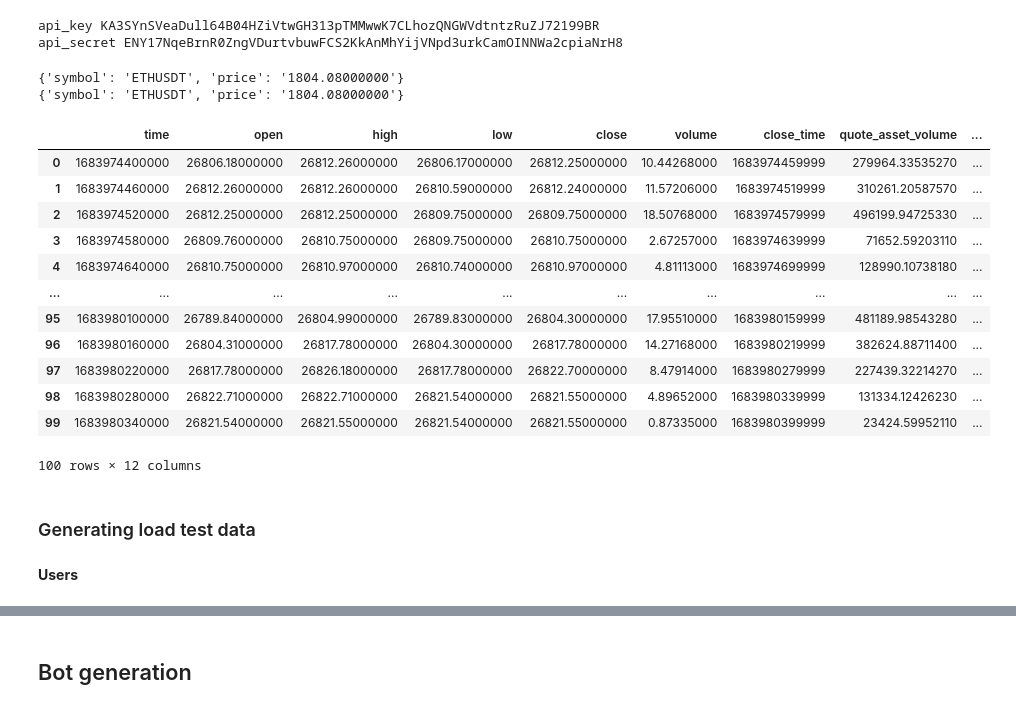
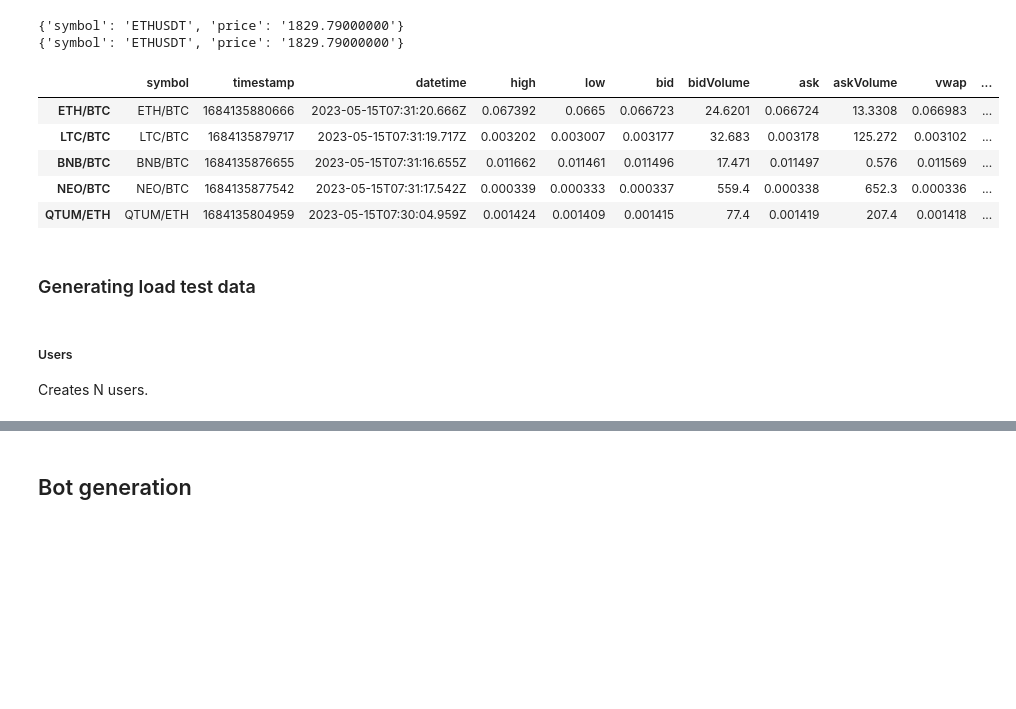
Before and after one commit to everdeep/crypto-trader, a Jupyter notebook: docs/notebooks/load-test-data.ipynb, the cells around one changed output, grey strips where cells are left out. Drawn from its saved outputs; the diff is of its cells as text; code cells hidden in the pictures; blank space fills up the shorter version.

```diff
--- a/docs/notebooks/load-test-data.ipynb
+++ b/docs/notebooks/load-test-data.ipynb
@@ -1,12 +0,0 @@
-# %%
-import sys
-sys.path.insert(0,'../../src')
-
-from src.config import app_config, ProductionConfig
-
-prod_config = ProductionConfig()
-print('api_key', app_config.BINANCE_API_KEY)
-print('api_secret', app_config.BINANCE_API_SECRET)
-# %% [output]
-api_key KA3SYnSVeaDull64B04HZiVtwGH313pTMMwwK7CLhozQNGWVdtntzRuZJ72199BR
-api_secret ENY17NqeBrnR0ZngVDurtvbuwFCS2KkAnMhYijVNpd3urkCamOINNWa2cpiaNrH8
@@ -18,31 +1,42 @@ prod = ExchangeService().get_exchange('Binance', prod_config.BINANCE_API_KEY, pr
-# %%
-print(exchange.get_symbol_ticker('ETHUSDT'))
-print(prod.get_symbol_ticker('ETHUSDT'))
-# %% [output]
-{'symbol': 'ETHUSDT', 'price': '1804.08000000'}
-{'symbol': 'ETHUSDT', 'price': '1804.08000000'}
-# %%
-import pandas as pd
-data = exchange.get_symbol_data('BTCUSDT', '1m', 100)
-
-# convert to pandas dataframe
-df = pd.DataFrame(data, columns=['time', 'open', 'high', 'low', 'close', 'volume', 'close_time', 'quote_asset_volume', 'number_of_trades', 'taker_buy_base_asset_volume', 'taker_buy_quote_asset_volume', 'ignore'])
-df
-# %% [output]
-|  | time | open | high | low | close | volume | close_time | quote_asset_volume | ... |
-| 0 | 1683974400000 | 26806.18000000 | 26812.26000000 | 26806.17000000 | 26812.25000000 | 10.44268000 | 1683974459999 | 279964.33535270 | ... |
-| 1 | 1683974460000 | 26812.26000000 | 26812.26000000 | 26810.59000000 | 26812.24000000 | 11.57206000 | 1683974519999 | 310261.20587570 | ... |
-| 2 | 1683974520000 | 26812.25000000 | 26812.25000000 | 26809.75000000 | 26809.75000000 | 18.50768000 | 1683974579999 | 496199.94725330 | ... |
-| 3 | 1683974580000 | 26809.76000000 | 26810.75000000 | 26809.75000000 | 26810.75000000 | 2.67257000 | 1683974639999 | 71652.59203110 | ... |
-| 4 | 1683974640000 | 26810.75000000 | 26810.97000000 | 26810.74000000 | 26810.97000000 | 4.81113000 | 1683974699999 | 128990.10738180 | ... |
-| ... | ... | ... | ... | ... | ... | ... | ... | ... | ... |
-| 95 | 1683980100000 | 26789.84000000 | 26804.99000000 | 26789.83000000 | 26804.30000000 | 17.95510000 | 1683980159999 | 481189.98543280 | ... |
-| 96 | 1683980160000 | 26804.31000000 | 26817.78000000 | 26804.30000000 | 26817.78000000 | 14.27168000 | 1683980219999 | 382624.88711400 | ... |
-| 97 | 1683980220000 | 26817.78000000 | 26826.18000000 | 26817.78000000 | 26822.70000000 | 8.47914000 | 1683980279999 | 227439.32214270 | ... |
-| 98 | 1683980280000 | 26822.71000000 | 26822.71000000 | 26821.54000000 | 26821.55000000 | 4.89652000 | 1683980339999 | 131334.12426230 | ... |
-| 99 | 1683980340000 | 26821.54000000 | 26821.55000000 | 26821.54000000 | 26821.55000000 | 0.87335000 | 1683980399999 | 23424.59952110 | ... |
-100 rows × 12 columns
+# %%
+import sys
+import pandas as pd
+
+# Alternate between ../../ and ../../src due to bug
+sys.path.insert(0,'../../src')
+
+from src.service.exchange import ExchangeService
+from src.config import app_config, ProductionConfig
+from src.enums import ExchangeType
+from sqlalchemy import create_engine
+from sqlalchemy.orm import Session
+
+ENGINE  = create_engine(app_config.SQLALCHEMY_DATABASE_URI, echo=False, pool_size=20, max_overflow=0)
+
+prod_config = ProductionConfig()
+
+demo = ExchangeService().get_exchange(ExchangeType.BINANCE.value, app_config.BINANCE_API_KEY, app_config.BINANCE_API_SECRET)
+prod = ExchangeService().get_exchange(ExchangeType.BINANCE.value, prod_config.BINANCE_API_KEY, prod_config.BINANCE_API_SECRET)
+
+# Checking if the values are the same
+print(demo.get_symbol_ticker('ETHUSDT'))
+print(prod.get_symbol_ticker('ETHUSDT'))
+# %% [output]
+{'symbol': 'ETHUSDT', 'price': '1829.79000000'}
+{'symbol': 'ETHUSDT', 'price': '1829.79000000'}
+# %%
+# markets = prod.load_markets()
+df = pd.DataFrame(prod.get_all_symbols()).T
+df.head()
+# %% [output]
+|  | symbol | timestamp | datetime | high | low | bid | bidVolume | ask | askVolume | vwap | ... |
+| ETH/BTC | ETH/BTC | 1684135880666 | 2023-05-15T07:31:20.666Z | 0.067392 | 0.0665 | 0.066723 | 24.6201 | 0.066724 | 13.3308 | 0.066983 | ... |
+| LTC/BTC | LTC/BTC | 1684135879717 | 2023-05-15T07:31:19.717Z | 0.003202 | 0.003007 | 0.003177 | 32.683 | 0.003178 | 125.272 | 0.003102 | ... |
+| BNB/BTC | BNB/BTC | 1684135876655 | 2023-05-15T07:31:16.655Z | 0.011662 | 0.011461 | 0.011496 | 17.471 | 0.011497 | 0.576 | 0.011569 | ... |
+| NEO/BTC | NEO/BTC | 1684135877542 | 2023-05-15T07:31:17.542Z | 0.000339 | 0.000333 | 0.000337 | 559.4 | 0.000338 | 652.3 | 0.000336 | ... |
+| QTUM/ETH | QTUM/ETH | 1684135804959 | 2023-05-15T07:30:04.959Z | 0.001424 | 0.001409 | 0.001415 | 77.4 | 0.001419 | 207.4 | 0.001418 | ... |
 # %% [markdown]
 ### Generating load test data
 # %% [markdown]
-**Users**
+##### Users
+Creates N users.
```
Also changed, not shown: parts of 21 cells of this notebook, 3 other files.
